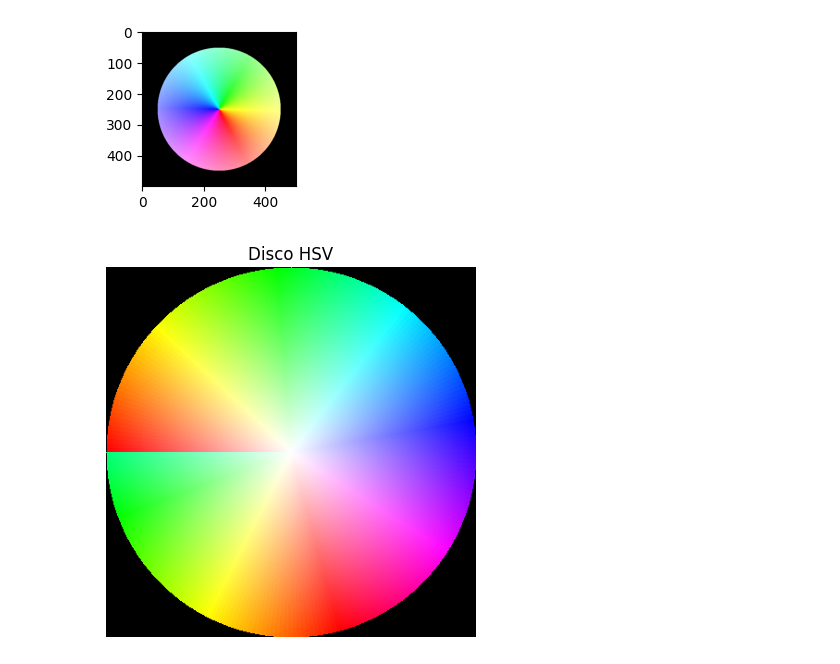
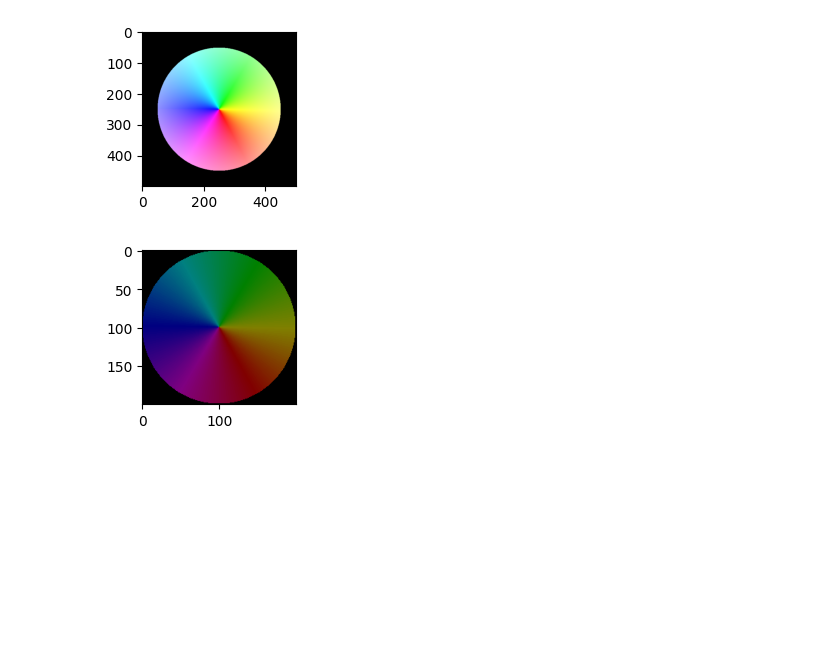
Before and after one commit to Darlysson10/PDI-Darlysson, a Jupyter notebook: Atividades/task_hsv_disk.ipynb, the cells around one changed output. Drawn from its saved outputs; the diff is of its cells as text; code cells hidden in the pictures; blank space fills up the shorter version.

Commit message:
hsv_disk

```diff
--- a/Atividades/task_hsv_disk.ipynb
+++ b/Atividades/task_hsv_disk.ipynb
@@ -16,56 +16,26 @@ plt.imshow(hsv_disk)
 <matplotlib.image.AxesImage at 0x...>
 [figure]
 # %%
-#Gerando um disco hsv com numpy, matplotlib e cv2
-def generate_hsv_disk(radius):
-    # Dimensões da imagem
-    height = width = radius * 2
+radius = 200
+# Fazendo um grid para calcular os ângulos do hue e raio
+xx, yy = np.meshgrid(np.linspace(-1, 1, radius), np.linspace(-1, 1, radius))
+H = (np.arctan2(yy, xx) + np.pi) / (2*np.pi)
+R = np.sqrt(xx**2 + yy**2)
+H = (H * 180).astype(np.uint8)
 
-    # Criar matriz de zeros para as componentes HSV
-    hsv_image = np.zeros((height, width, 3), dtype=np.uint8)
+# gerando saturação e valor
+S = np.full((radius, radius), 255, dtype=np.uint8)
+V = np.full((radius, radius), 128, dtype=np.uint8)
 
-    # Coordenadas do centro do círculo
-    center = (radius, radius)
+# Convertendo para BGR
+hsv_disk = cv2.merge([H, S, V])
+hsv_disk = cv2.cvtColor(hsv_disk, cv2.COLOR_HSV2BGR)
 
-    # Calcular valores de H, S e V para cada pixel
-    for y in range(height):
-        for x in range(width):
-            # Coordenadas do pixel atual
-            pixel = (x, y)
+# deixando tudo preto ao redor do disco
+hsv_disk[R>1] = 0
 
-            # Calcular a distância do pixel ao centro
-            distance = np.linalg.norm(np.array(pixel) - np.array(center))
-
-            # Se o pixel estiver dentro do raio do círculo
-            if distance <= radius:
-                # Calcular o ângulo (Hue) com base na posição do pixel
-                hue = (np.arctan2(y - center[1], x - center[0]) + np.pi) / (2 * np.pi)
-
-                # Ajustar o valor de S e V para fazer um gradiente suave
-                saturation = distance / radius
-                value = 1.0
-
-                # Converter H, S, V para o formato HSV (0-255)
-                hsv_color = np.array([hue * 255, saturation * 255, value * 255], dtype=np.uint8)
-
-                # Definir o pixel na imagem HSV
-                hsv_image[y, x] = hsv_color
-
-    return hsv_image
-
-# Definir o raio do disco HSV
-radius = 200
-
-# Gerar o disco HSV
-hsv_disk = generate_hsv_disk(radius)
-
-# Converter a imagem HSV para RGB para exibição
-rgb_disk = cv2.cvtColor(hsv_disk, cv2.COLOR_HSV2RGB)
-
-# Exibir a imagem usando matplotlib
-plt.imshow(rgb_disk)
-plt.axis('off')
-plt.title('Disco HSV')
+plt.figure(figsize=(2, 2))
+plt.imshow(hsv_disk)
 plt.show()
 # %% [output]
-[figure, old version]
+[figure, new version]
```
